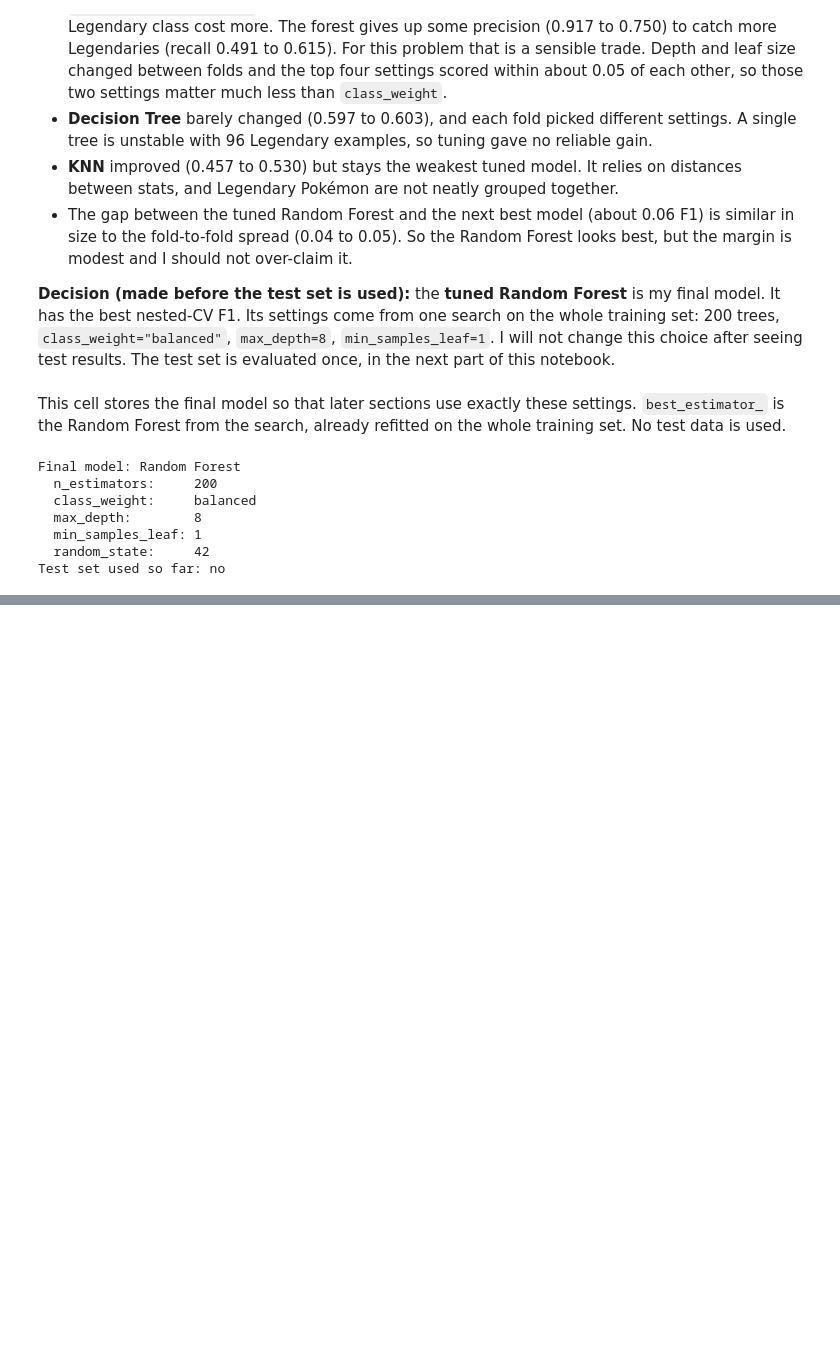
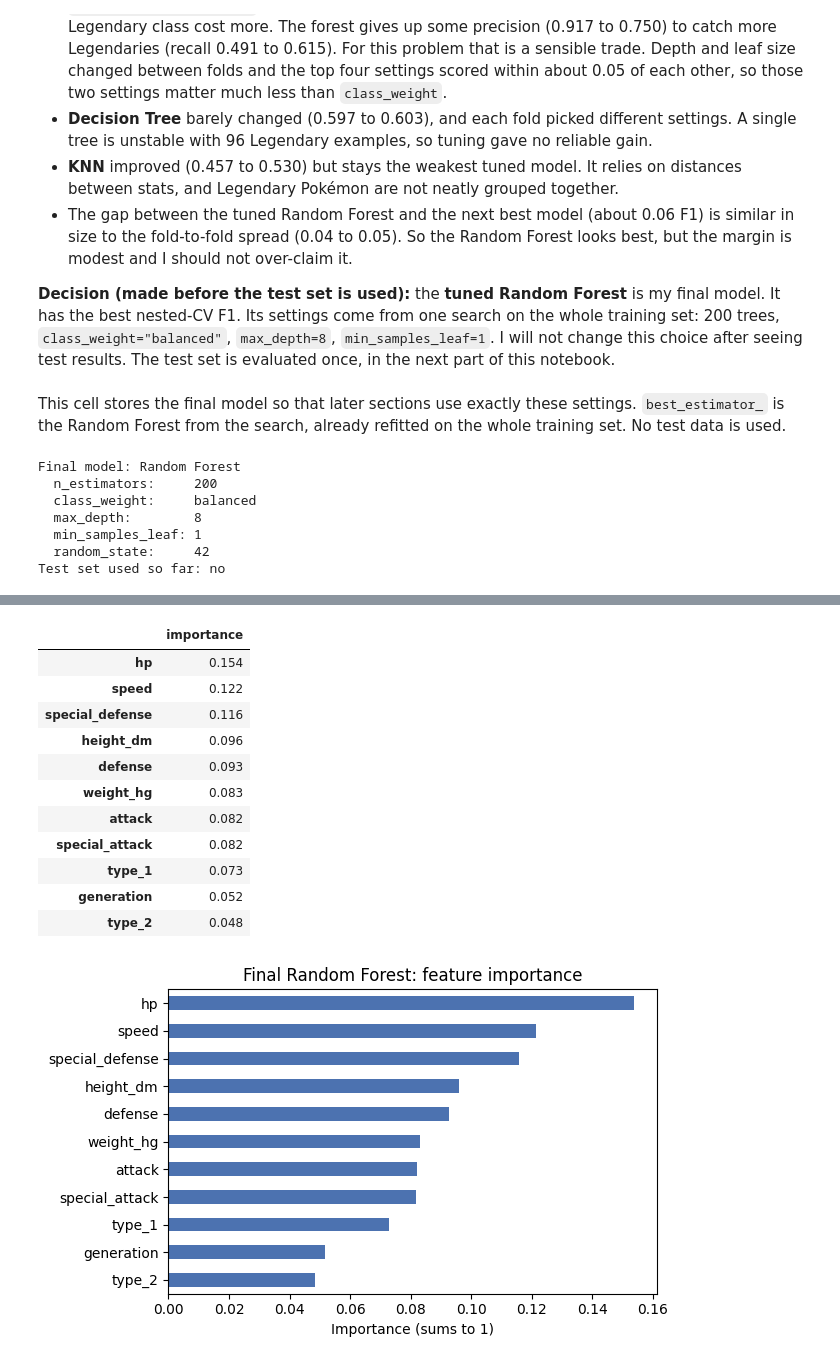
Before and after one commit to Cianfl234/ct4101-pokemon-legendary-classification, a Jupyter notebook: notebooks/03_final_evaluation.ipynb, the cells around one changed output, grey strips where cells are left out. Cells and saved outputs as stored; diff of their text form; code cells hidden in the pictures; blank space fills up the shorter version.

```diff
--- a/notebooks/03_final_evaluation.ipynb
+++ b/notebooks/03_final_evaluation.ipynb
@@ -321,0 +444,37 @@ Test set used so far: no
+# %%
+feature_names = final_model.named_steps["prep"].get_feature_names_out()
+importances = final_model.named_steps["model"].feature_importances_
+
+def original_feature(name):
+    name = name.split("__", 1)[1]
+    for c in cat_cols:
+        if name.startswith(c + "_"):
+            return c
+    return name
+
+imp = (pd.Series(importances, index=feature_names)
+         .groupby(original_feature).sum()
+         .sort_values(ascending=False))
+display(imp.round(3).to_frame("importance"))
+
+fig, ax = plt.subplots(figsize=(6.5, 4))
+imp.sort_values().plot.barh(ax=ax, color="#4C72B0")
+ax.set_xlabel("Importance (sums to 1)")
+ax.set_title("Final Random Forest: feature importance")
+plt.tight_layout()
+plt.savefig(FIG_DIR / "m4_feature_importance.png", dpi=150)
+plt.show()
+# %% [output]
+|  | importance |
+| hp | 0.154 |
+| speed | 0.122 |
+| special_defense | 0.116 |
+| height_dm | 0.096 |
+| defense | 0.093 |
+| weight_hg | 0.083 |
+| attack | 0.082 |
+| special_attack | 0.082 |
+| type_1 | 0.073 |
+| generation | 0.052 |
+| type_2 | 0.048 |
+[figure, added]
```
Also changed, not shown: parts of 18 cells of this notebook.
